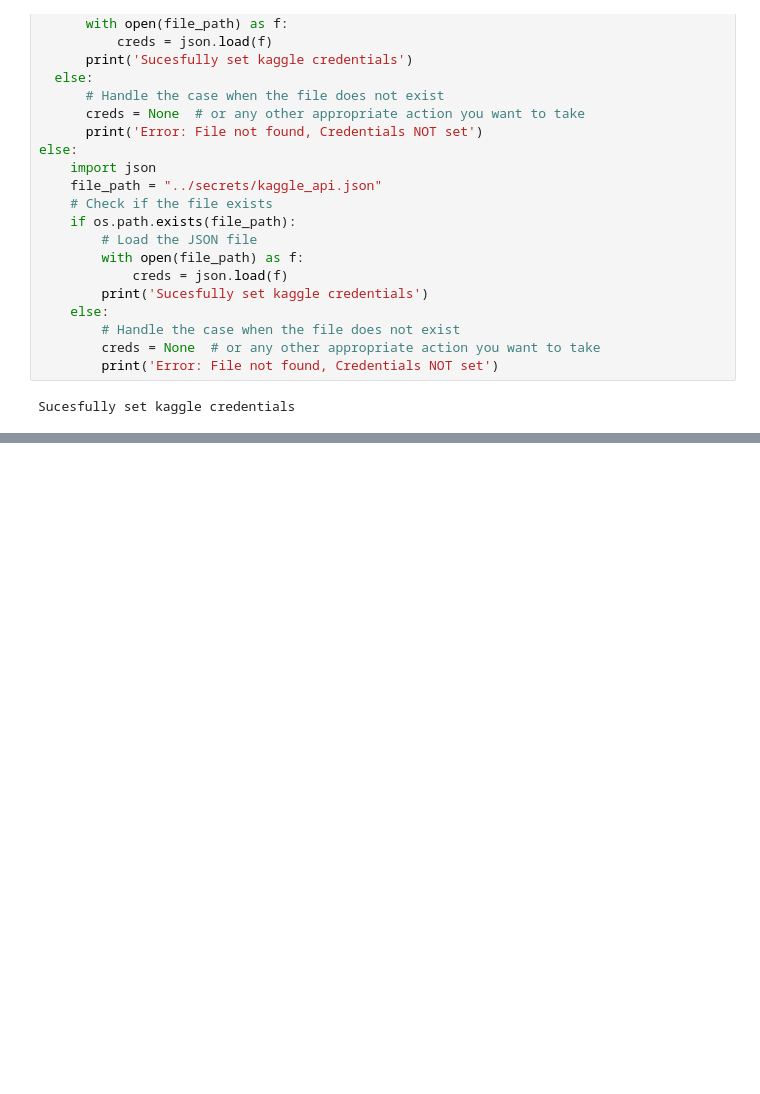
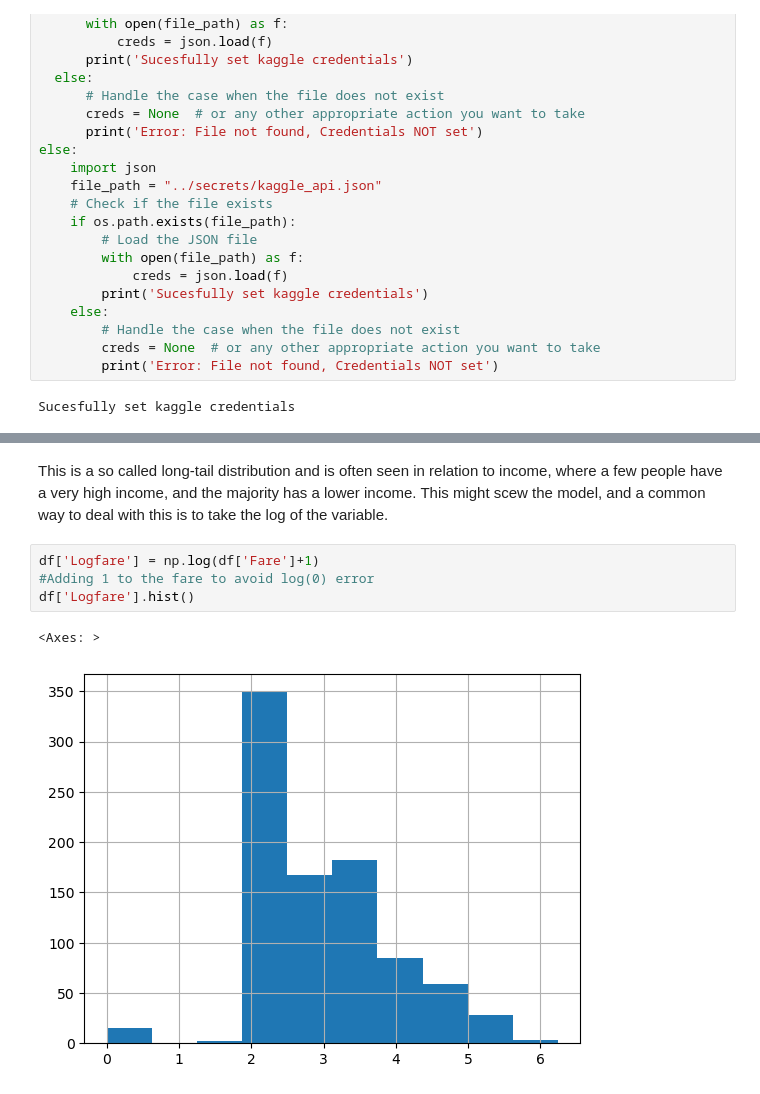
Before and after one commit to jalkestrup/fastai_course, a Jupyter notebook: 05_from_scratch/titanic.ipynb, the cells around one changed output, grey strips where cells are left out. Drawn from its saved outputs; the diff is of its cells as text; blank space fills up the shorter version.

```diff
--- a/05_from_scratch/titanic.ipynb
+++ b/05_from_scratch/titanic.ipynb
@@ -85,0 +187,9 @@ gender_submission.csv  test.csv  train.csv
+# %% [markdown]
+This is a so called long-tail distribution and is often seen in relation to income, where a few people have a very high income, and the majority has a lower income. This might scew the model, and a common way to deal with this is to take the log of the variable.
+# %%
+df['Logfare'] = np.log(df['Fare']+1)
+#Adding 1 to the fare to avoid log(0) error
+df['Logfare'].hist()
+# %% [output]
+<Axes: >
+[figure, added]
```
Also changed, not shown: parts of 97 cells of this notebook, 2 other files.
